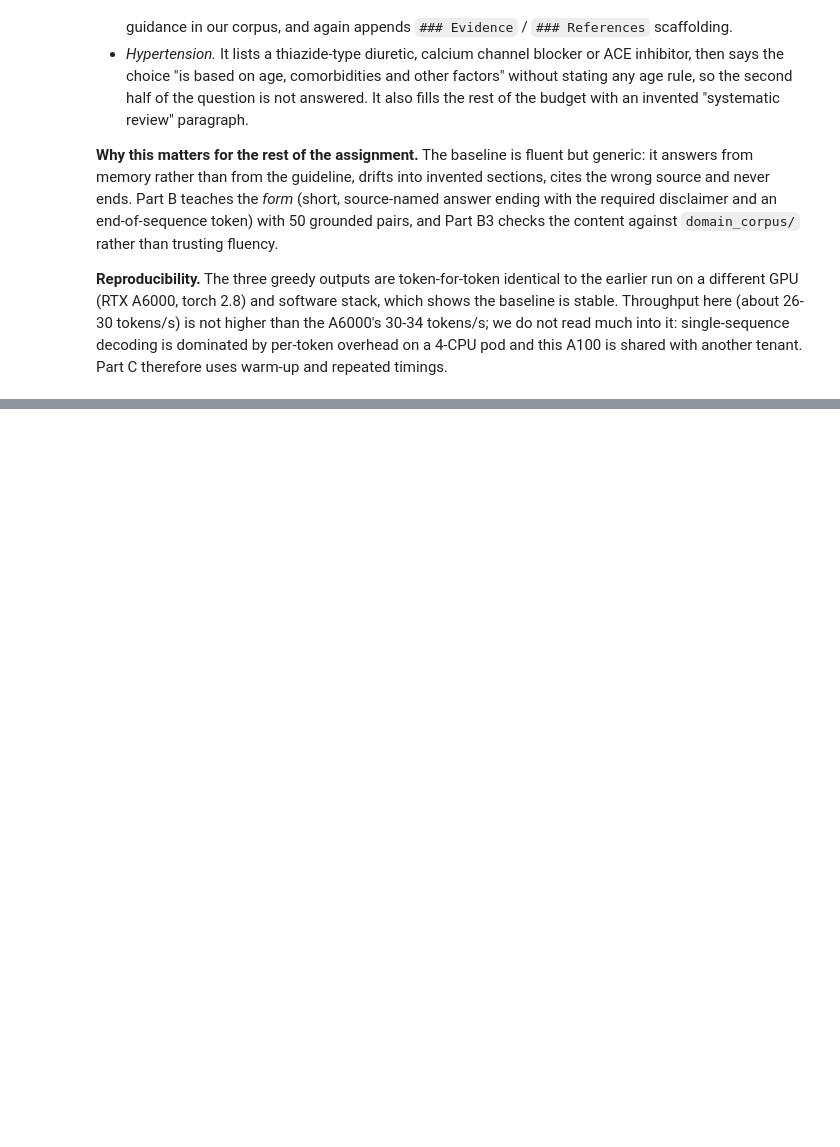
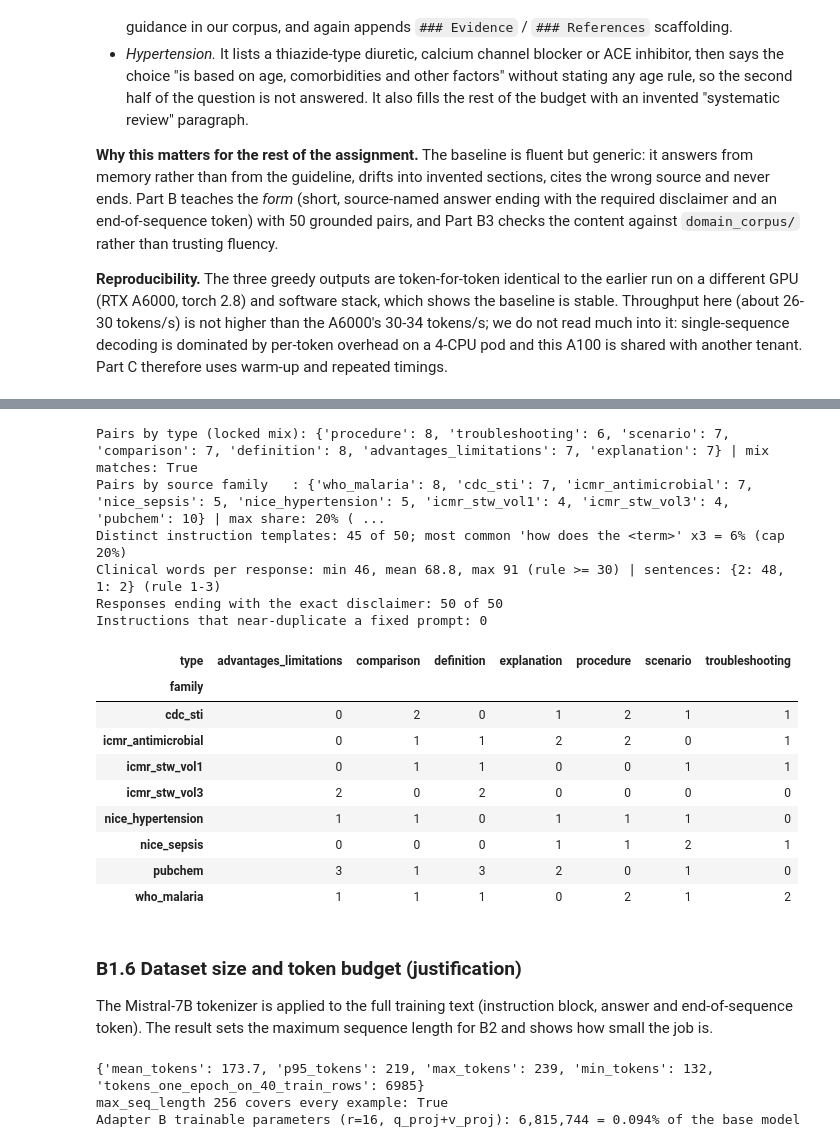
Before and after one commit to bheemreddy1729/fine-tuning-Mistral-7B, a Jupyter notebook: assignment_1b.ipynb, the cells around one changed output, grey strips where cells are left out. Saved outputs shown, nothing was run; the diff lists cells and outputs as text; code cells hidden in the pictures; blank space fills up the shorter version.

```diff
--- a/assignment_1b.ipynb
+++ b/assignment_1b.ipynb
@@ -577,0 +852,8 @@ per-token overhead on a 4-CPU pod and this A100 is shared with another tenant. P
+# %%
+picked, seen_t, seen_f = [], set(), set()
+for m, r in zip(meta, rows):
+    if m["type"] not in seen_t and m["family"] not in seen_f:
+        picked.append((m, r)); seen_t.add(m["type"]); seen_f.add(m["family"])
+    if len(picked) == 5: break
+for m, r in picked:
+    print(f"[{m['id']}] type={m['type']}  source={m['source_file']} p.{m['page']}\nINSTRUCTION: {r['instruction']}\nRESPONSE   : {r['response']}\n")
@@ -577,0 +885,47 @@ per-token overhead on a 4-CPU pod and this A100 is shared with another tenant. P
+# %%
+mm = pd.DataFrame(meta)
+print("Pairs by type (locked mix):", dict(Counter(mm["type"])), "| mix matches:", Counter(mm["type"]) == Counter(TYPE_MIX))
+print("Pairs by source family   :", dict(Counter(mm["family"])), "| max share:", f"{mm['family'].value_counts().max() / PAIR_COUNT:.0%} (cap 30%)")
+tc = mm["template_family"].value_counts()
+print(f"Distinct instruction templates: {len(tc)} of 50; most common '{tc.index[0]}' x{tc.iloc[0]} = {tc.iloc[0] / PAIR_COUNT:.0%} (cap 20%)")
+cw = [len(b_words(split_clinical(r["response"]))) for r in rows]; cs = [count_sentences(split_clinical(r["response"])) for r in rows]
+print(f"Clinical words per response: min {min(cw)}, mean {sum(cw) / len(cw):.1f}, max {max(cw)} (rule >= 30) | sentences: {dict(Counter(cs))} (rule 1-3)")
+print("Responses ending with the exact disclaimer:", sum(r["response"].endswith(DISCLAIMER) for r in rows), "of", len(rows))
+print("Instructions that near-duplicate a fixed prompt:", sum(bool(check_leakage(r["instruction"])) for r in rows))
+mm.groupby(["family", "type"]).size().unstack(fill_value=0)
+# %% [output]
+Pairs by type (locked mix): {'procedure': 8, 'troubleshooting': 6, 'scenario': 7, 'comparison': 7, 'definition': 8, 'advantages_limitations': 7, 'explanation': 7} | mix matches: True
+Pairs by source family   : {'who_malaria': 8, 'cdc_sti': 7, 'icmr_antimicrobial': 7, 'nice_sepsis': 5, 'nice_hypertension': 5, 'icmr_stw_vol1': 4, 'icmr_stw_vol3': 4, 'pubchem': 10} | max share: 20% ( ...
+Distinct instruction templates: 45 of 50; most common 'how does the <term>' x3 = 6% (cap 20%)
+Clinical words per response: min 46, mean 68.8, max 91 (rule >= 30) | sentences: {2: 48, 1: 2} (rule 1-3)
+Responses ending with the exact disclaimer: 50 of 50
+Instructions that near-duplicate a fixed prompt: 0
+| type | advantages_limitations | comparison | definition | explanation | procedure | scenario | troubleshooting |
+| family |  |  |  |  |  |  |  |
+| cdc_sti | 0 | 2 | 0 | 1 | 2 | 1 | 1 |
+| icmr_antimicrobial | 0 | 1 | 1 | 2 | 2 | 0 | 1 |
+| icmr_stw_vol1 | 0 | 1 | 1 | 0 | 0 | 1 | 1 |
+| icmr_stw_vol3 | 2 | 0 | 2 | 0 | 0 | 0 | 0 |
+| nice_hypertension | 1 | 1 | 0 | 1 | 1 | 1 | 0 |
+| nice_sepsis | 0 | 0 | 0 | 1 | 1 | 2 | 1 |
+| pubchem | 3 | 1 | 3 | 2 | 0 | 1 | 0 |
+| who_malaria | 1 | 1 | 1 | 0 | 2 | 1 | 2 |
+# %% [markdown]
+### B1.6 Dataset size and token budget (justification)
+
+The Mistral-7B tokenizer is applied to the full training text (instruction block, answer and end-of-sequence token). The result sets the maximum sequence length for B2 and shows how small the job is.
+# %%
+tok_b = AutoTokenizer.from_pretrained(MODEL_ID)
+fmt_text = lambda r: f"### Instruction:\n{r['instruction']}\n\n### Response:\n{r['response']}"
+lengths = sorted(len(tok_b(fmt_text(r)).input_ids) + 1 for r in rows)          # +1 for the EOS appended in training
+p95 = lengths[int(0.95 * len(lengths))]
+tok_report = {"mean_tokens": round(sum(lengths) / len(lengths), 1), "p95_tokens": p95, "max_tokens": lengths[-1], "min_tokens": lengths[0],
+              "tokens_one_epoch_on_40_train_rows": sum(len(tok_b(fmt_text(r)).input_ids) + 1 for r in train)}
+print(tok_report)
+print("max_seq_length 256 covers every example:", lengths[-1] <= 256)
+trainable = 32 * 16 * ((4096 + 4096) + (4096 + 1024))      # Adapter B on Mistral-7B: q_proj 4096->4096, v_proj 4096->1024, r = 16
+print(f"Adapter B trainable parameters (r=16, q_proj+v_proj): {trainable:,} = {trainable / 7_241_732_096:.3%} of the base model")
+# %% [output]
+{'mean_tokens': 173.7, 'p95_tokens': 219, 'max_tokens': 239, 'min_tokens': 132, 'tokens_one_epoch_on_40_train_rows': 6985}
+max_seq_length 256 covers every example: True
+Adapter B trainable parameters (r=16, q_proj+v_proj): 6,815,744 = 0.094% of the base model
```
Also changed, not shown: parts of 21 cells of this notebook, 3 other files.
